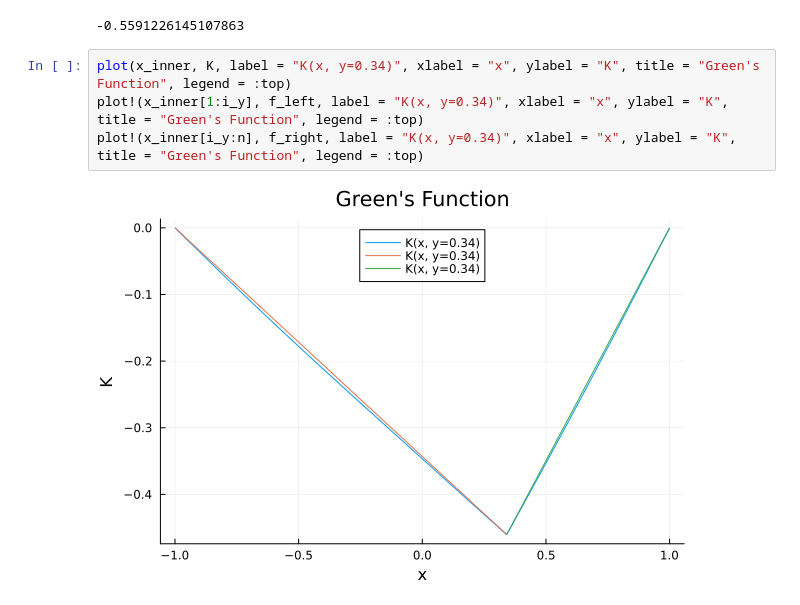
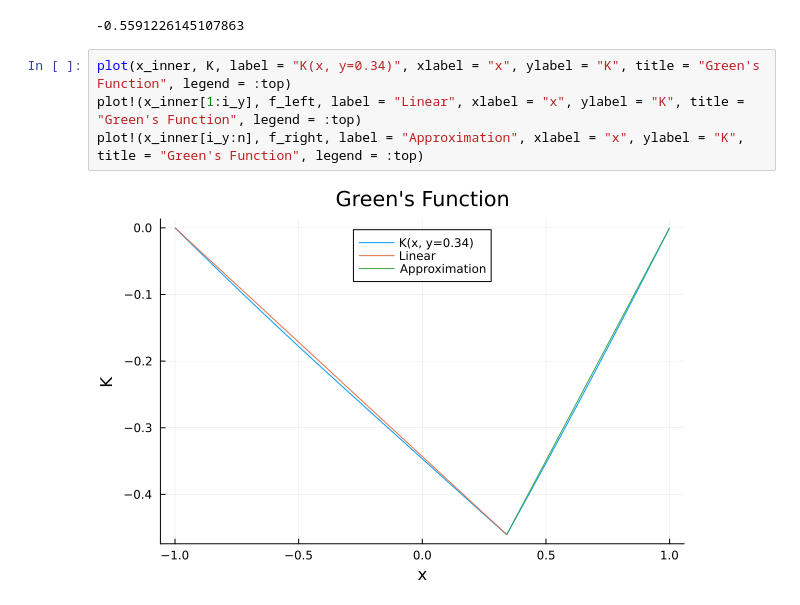
Before and after one commit to cgjunior3-14/M2R-Learning-Greens-Functions, a Jupyter notebook: 1D interpolation.ipynb, the cells around one changed output. Cells and saved outputs as stored; diff of their text form.

```diff
--- a/1D interpolation.ipynb
+++ b/1D interpolation.ipynb
@@ -261,7 +261,7 @@ f_right(0.2)
 -0.5591226145107863
 # %%
 plot(x_inner, K, label = "K(x, y=0.34)", xlabel = "x", ylabel = "K", title = "Green's Function", legend = :top)
-plot!(x_inner[1:i_y], f_left, label = "K(x, y=0.34)", xlabel = "x", ylabel = "K", title = "Green's Function", legend = :top)
-plot!(x_inner[i_y:n], f_right, label = "K(x, y=0.34)", xlabel = "x", ylabel = "K", title = "Green's Function", legend = :top)
+plot!(x_inner[1:i_y], f_left, label = "Linear", xlabel = "x", ylabel = "K", title = "Green's Function", legend = :top)
+plot!(x_inner[i_y:n], f_right, label = "Approximation", xlabel = "x", ylabel = "K", title = "Green's Function", legend = :top)
 # %% [output]
-[figure, old version]
+[figure, new version]
```
